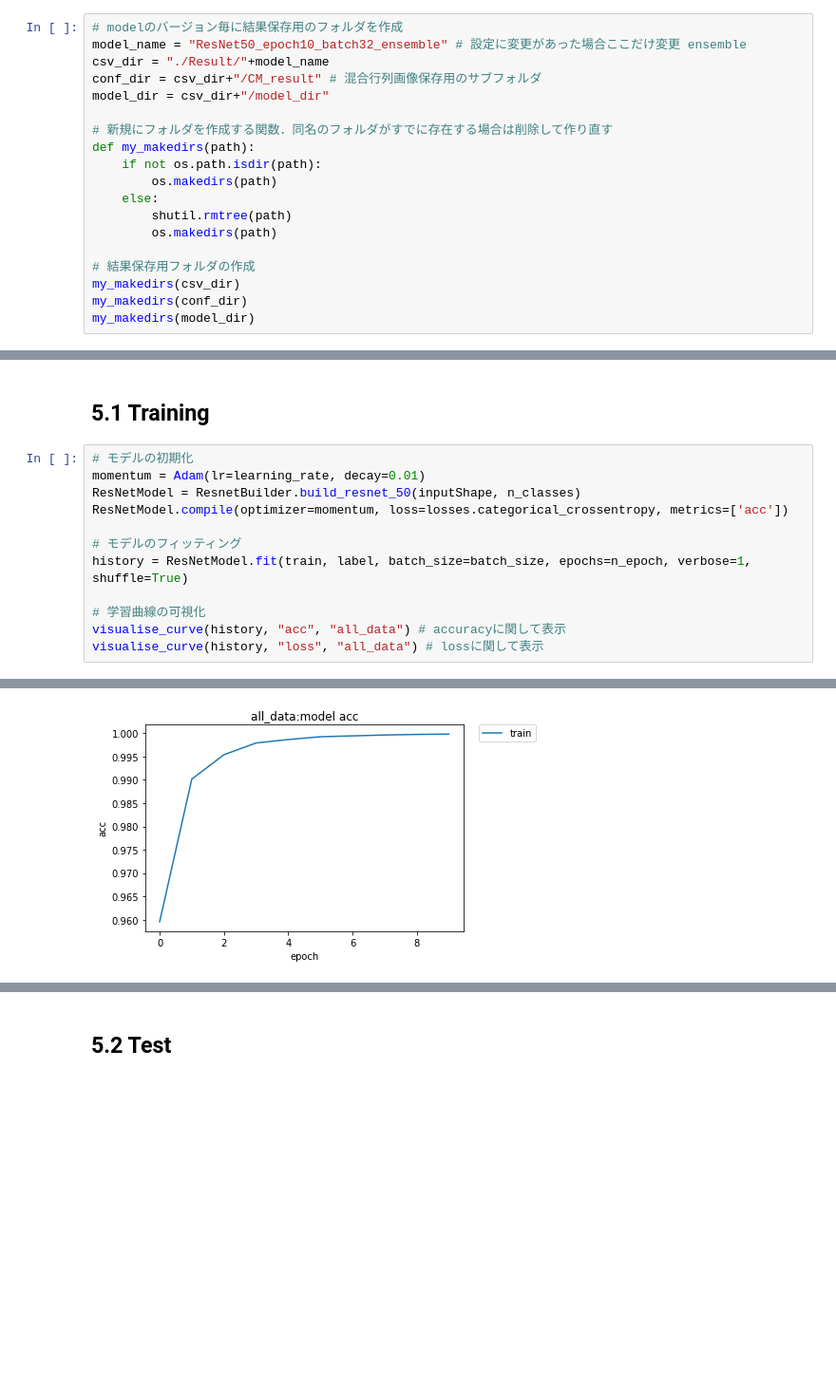
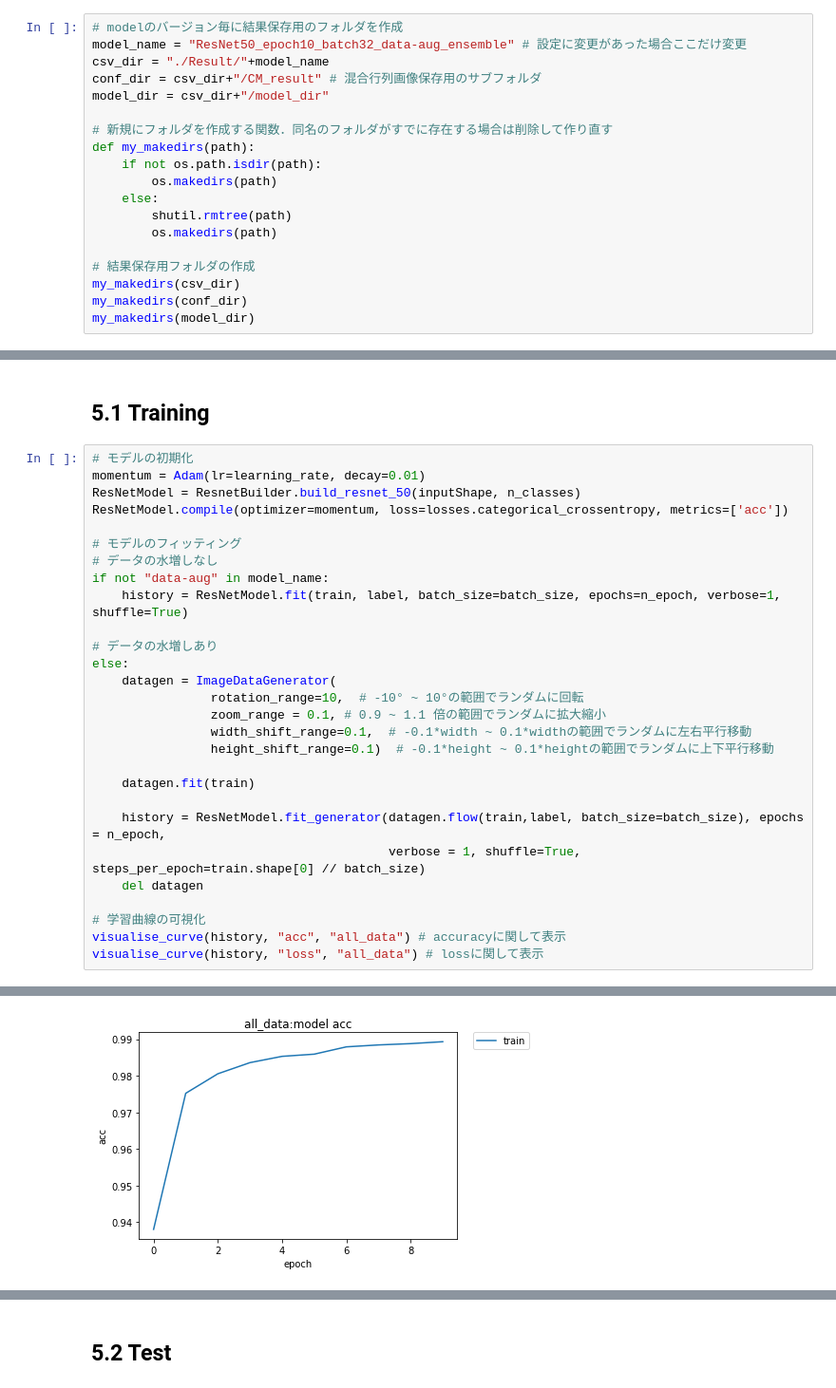
Before and after one commit to u6vp/Digit-Recognizer, a Jupyter notebook: Digit-Recognizer.ipynb, the cells around one changed output, grey strips where cells are left out. Shown at 95% size. Saved outputs shown, nothing was run; the diff lists cells and outputs as text; blank space fills up the shorter version.

```diff
--- a/Digit-Recognizer.ipynb
+++ b/Digit-Recognizer.ipynb
@@ -97,7 +98,7 @@ ________________________________________________________________________________
 ## 3.2 Result Setting
 # %%
 # modelのバージョン毎に結果保存用のフォルダを作成
-model_name = "ResNet50_epoch10_batch32_ensemble" # 設定に変更があった場合ここだけ変更 ensemble
+model_name = "ResNet50_epoch10_batch32_data-aug_ensemble" # 設定に変更があった場合ここだけ変更
 csv_dir = "./Result/"+model_name
 conf_dir = csv_dir+"/CM_result" # 混合行列画像保存用のサブフォルダ
 model_dir = csv_dir+"/model_dir"
@@ -525,7 +548,23 @@ ResNetModel = ResnetBuilder.build_resnet_50(inputShape, n_classes)
 ResNetModel.compile(optimizer=momentum, loss=losses.categorical_crossentropy, metrics=['acc'])
 
 # モデルのフィッティング
-history = ResNetModel.fit(train, label, batch_size=batch_size, epochs=n_epoch, verbose=1, shuffle=True)
+# データの水増しなし
+if not "data-aug" in model_name:
+    history = ResNetModel.fit(train, label, batch_size=batch_size, epochs=n_epoch, verbose=1, shuffle=True)
+
+# データの水増しあり
+else:
+    datagen = ImageDataGenerator(
+                rotation_range=10,  # -10° ~ 10°の範囲でランダムに回転
+                zoom_range = 0.1, # 0.9 ~ 1.1 倍の範囲でランダムに拡大縮小
+                width_shift_range=0.1,  # -0.1*width ~ 0.1*widthの範囲でランダムに左右平行移動
+                height_shift_range=0.1)  # -0.1*height ~ 0.1*heightの範囲でランダムに上下平行移動
+
+    datagen.fit(train)
+
+    history = ResNetModel.fit_generator(datagen.flow(train,label, batch_size=batch_size), epochs = n_epoch,
+                                        verbose = 1, shuffle=True, steps_per_epoch=train.shape[0] // batch_size)
+    del datagen
 
 # 学習曲線の可視化
 visualise_curve(history, "acc", "all_data") # accuracyに関して表示
@@ -554 +590 @@ Epoch 10/10
-[figure, old version]
+[figure, new version]
```
Also changed, not shown: parts of 8 cells of this notebook.
